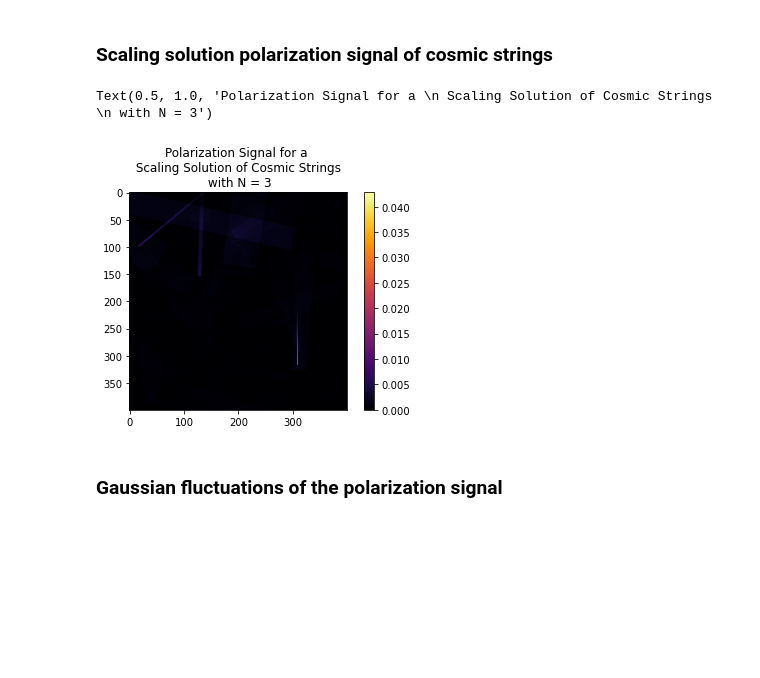
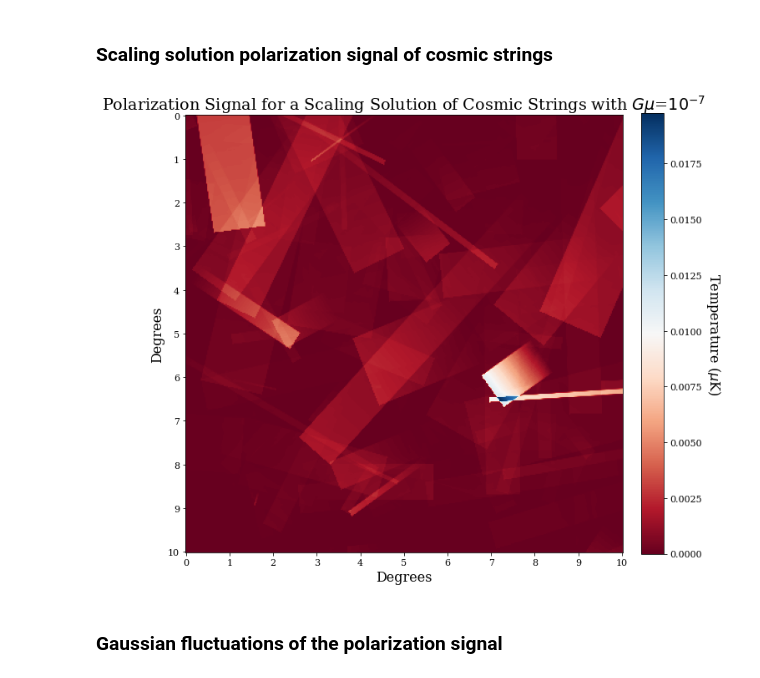
Before and after one commit to 2lambda123/CosmicStrings, a Jupyter notebook: code/maps_generator/Intro_usage_map_generator.ipynb, the cells around one changed output. Drawn from its saved outputs; the diff is of its cells as text; code cells hidden in the pictures; blank space fills up the shorter version.

```diff
--- a/code/maps_generator/Intro_usage_map_generator.ipynb
+++ b/code/maps_generator/Intro_usage_map_generator.ipynb
@@ -9,7 +9,7 @@ import matplotlib
 # %% [markdown]
 We first generate the cosmic string signal using the "generate_signal()" function imported from scaling_solution_signal. The output is a 400x400 map.
 # %%
-map_signal = generate_signal(N=3, string_tension=10**(-7))
+map_signal = generate_signal(N=3, string_tension=10**(-5))
 # %% [markdown]
 We then generate a gaussian background.
 # %%
@@ -22,12 +21,23 @@ my_cmap.set_bad((0,0,0))
 # %% [markdown]
 ### Scaling solution polarization signal of cosmic strings
-# %%
-plt.imshow(map_signal, cmap=my_cmap)
-plt.colorbar()
-plt.title(f"Polarization Signal for a \n Scaling Solution of Cosmic Strings \n with N = 3")
-# %% [output]
-Text(0.5, 1.0, 'Polarization Signal for a \n Scaling Solution of Cosmic Strings \n with N = 3')
-[figure, removed]
+# %%
+plt.rc('font', family='serif', size=16)
+plt.rc('xtick', labelsize='x-small')
+plt.rc('ytick', labelsize='x-small')
+
+plt.figure(figsize=(10,10))
+plt.imshow(map_signal, cmap=my_cmap)
+plt.xticks(np.linspace(0,399,11),np.arange(0,11))
+plt.yticks(np.linspace(0,399,11),np.arange(0,11))
+plt.xlabel('Degrees')
+plt.ylabel('Degrees')
+cbar = plt.colorbar(fraction=0.046, pad=0.04)
+cbar.set_label(r'Temperature ($\mu$K)', rotation=270, labelpad=25)
+plt.title(r"Polarization Signal for a Scaling Solution of Cosmic Strings with $G\mu$=$10^{-7}$")
+plt.tight_layout()
+#plt.savefig('scaling_signal.jpg', format='jpg')
+# %% [output]
+[figure, added]
 # %% [markdown]
 ### Gaussian fluctuations of the polarization signal
 # %%
```
Also changed, not shown: parts of 5 cells of this notebook, 18 other files.
